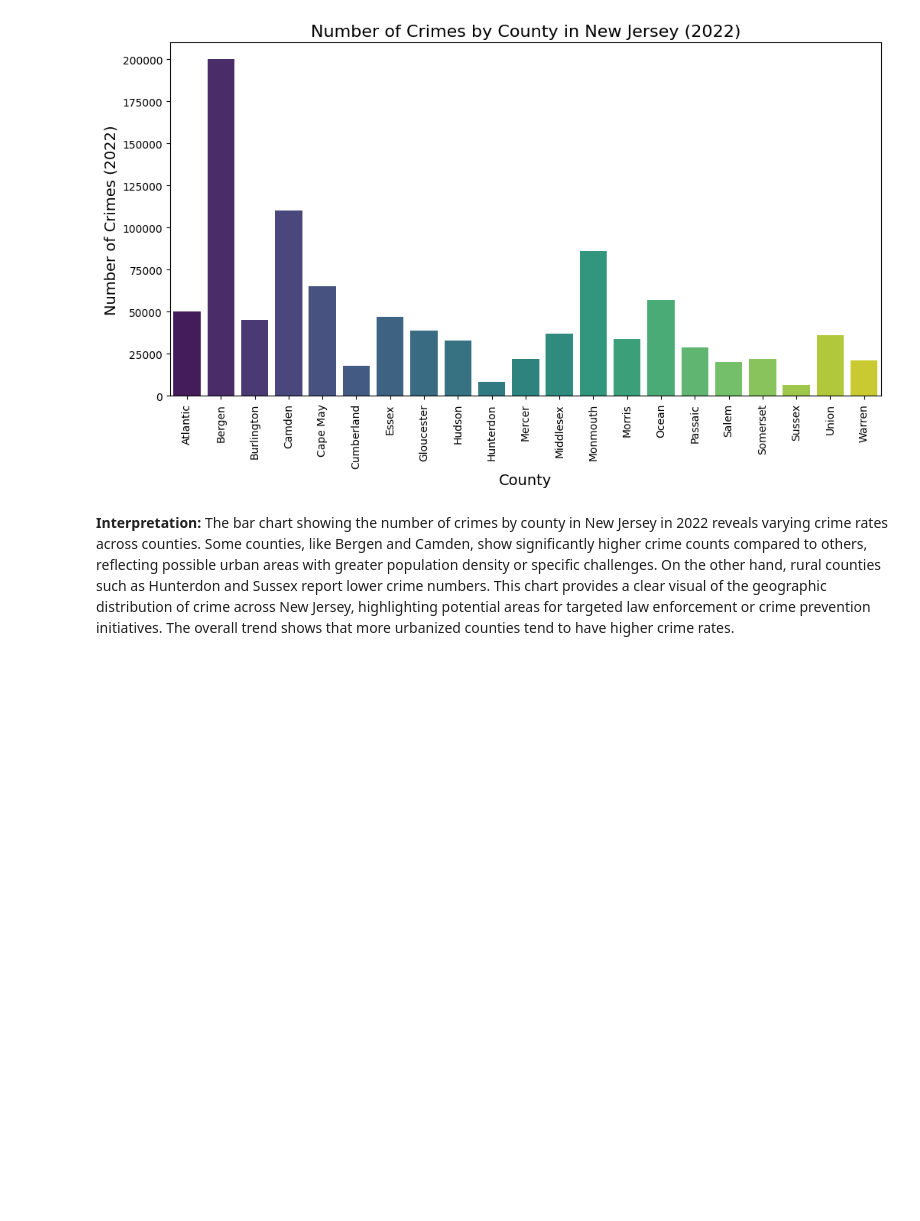
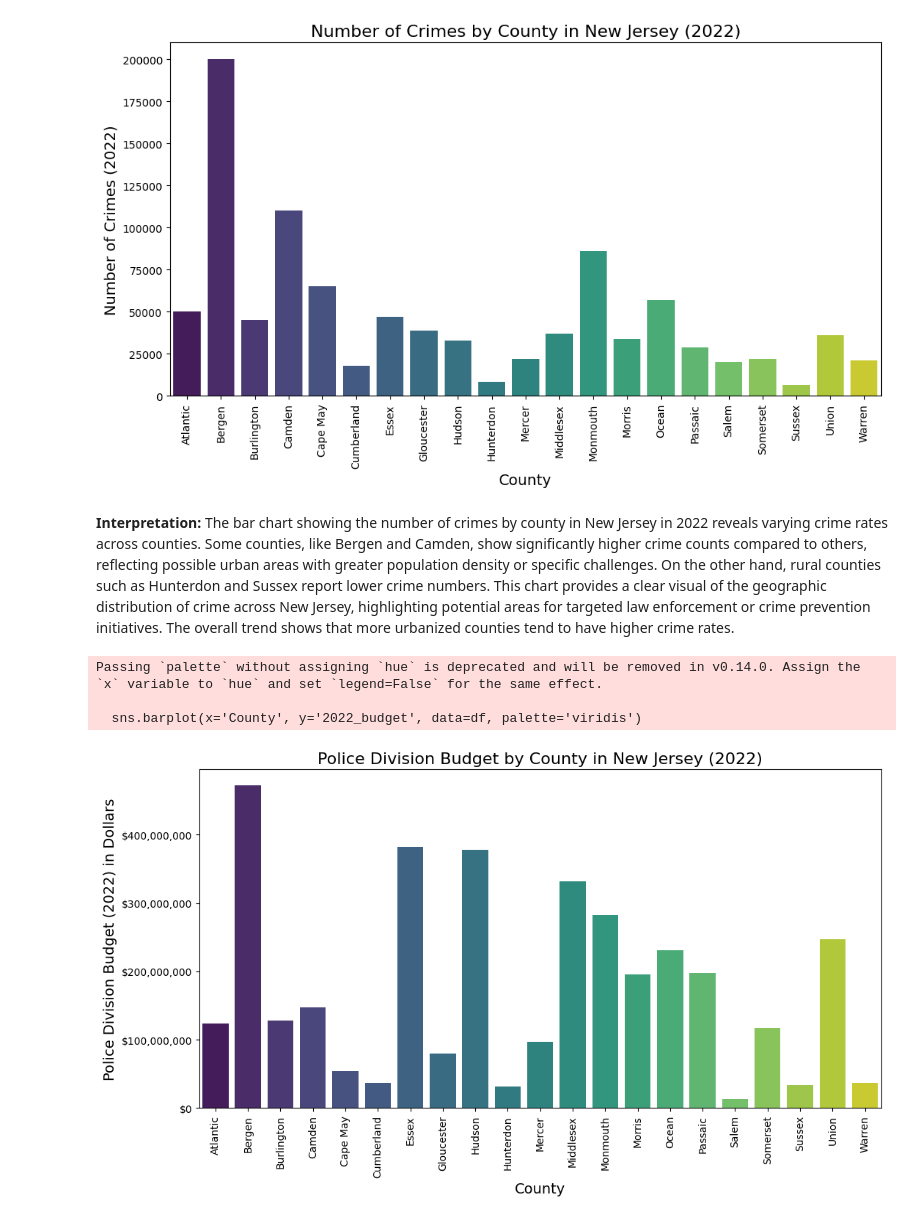
Before and after one commit to erikaguiracocha/Data-Visualization-2025, a Jupyter notebook: PS2erikaguiracocha.ipynb, the cells around one changed output. Cells and saved outputs as stored; diff of their text form; code cells hidden in the pictures; blank space fills up the shorter version.

```diff
--- a/PS2erikaguiracocha.ipynb
+++ b/PS2erikaguiracocha.ipynb
@@ -492,3 +575,42 @@ Passing `palette` without assigning `hue` is deprecated and will be removed in v
 [figure]
 # %% [markdown]
 **Interpretation:** The bar chart showing the number of crimes by county in New Jersey in 2022 reveals varying crime rates across counties. Some counties, like Bergen and Camden, show significantly higher crime counts compared to others, reflecting possible urban areas with greater population density or specific challenges. On the other hand, rural counties such as Hunterdon and Sussex report lower crime numbers. This chart provides a clear visual of the geographic distribution of crime across New Jersey, highlighting potential areas for targeted law enforcement or crime prevention initiatives. The overall trend shows that more urbanized counties tend to have higher crime rates.
+# %%
+# Sample Data: Replace with your actual dataset
+data = {
+    'County': ['Atlantic', 'Bergen', 'Burlington', 'Camden', 'Cape May', 'Cumberland', 'Essex', 'Gloucester', 'Hudson',
+               'Hunterdon', 'Mercer', 'Middlesex', 'Monmouth', 'Morris', 'Ocean', 'Passaic', 'Salem', 'Somerset',
+               'Sussex', 'Union', 'Warren', 'Total New Jersey'],
+    '2022_budget': [123993860.75, 471782982.68, 128190733.44, 147391782.25, 54103285.95, 37329195.20, 381983364.75, 79816171.41,
+                    377519753.78, 31540757.26, 97266160.77, 331800018.84, 282625410.02, 195233806.17, 231442122.59,
+                    197295052.89, 13660155.37, 117789364.83, 33563129.27, 246829591.40, 37329195.20, 3610508844.38]
+}
+
+# Create DataFrame
+df = pd.DataFrame(data)
+
+# Remove the 'Total New Jersey' row
+df = df[df['County'] != 'Total New Jersey']
+
+# Plotting the bar plot for police division budget by county (2022)
+plt.figure(figsize=(12, 6))
+sns.barplot(x='County', y='2022_budget', data=df, palette='viridis')
+
+# Rotate the county names on the X-axis for better readability
+plt.xticks(rotation=90)
+
+# Add titles and labels
+plt.title('Police Division Budget by County in New Jersey (2022)', fontsize=16)
+plt.xlabel('County', fontsize=14)
+plt.ylabel('Police Division Budget (2022) in Dollars', fontsize=14)
+
+# Format the Y-axis to display values in dollar format
+plt.gca().yaxis.set_major_formatter(mtick.StrMethodFormatter('${x:,.0f}'))
+
+# Display the plot
+plt.show()
+# %% [output]
+Passing `palette` without assigning `hue` is deprecated and will be removed in v0.14.0. Assign the `x` variable to `hue` and set `legend=False` for the same effect.
+
+  sns.barplot(x='County', y='2022_budget', data=df, palette='viridis')
+[figure, added]
```
Also changed, not shown: parts of 16 cells of this notebook.
